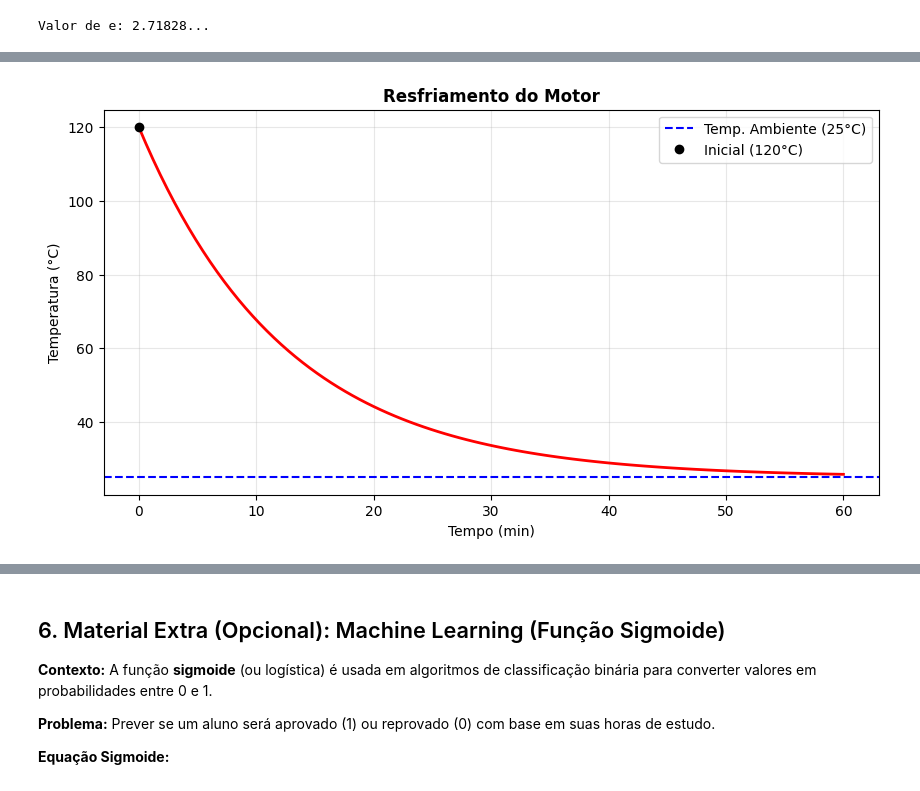
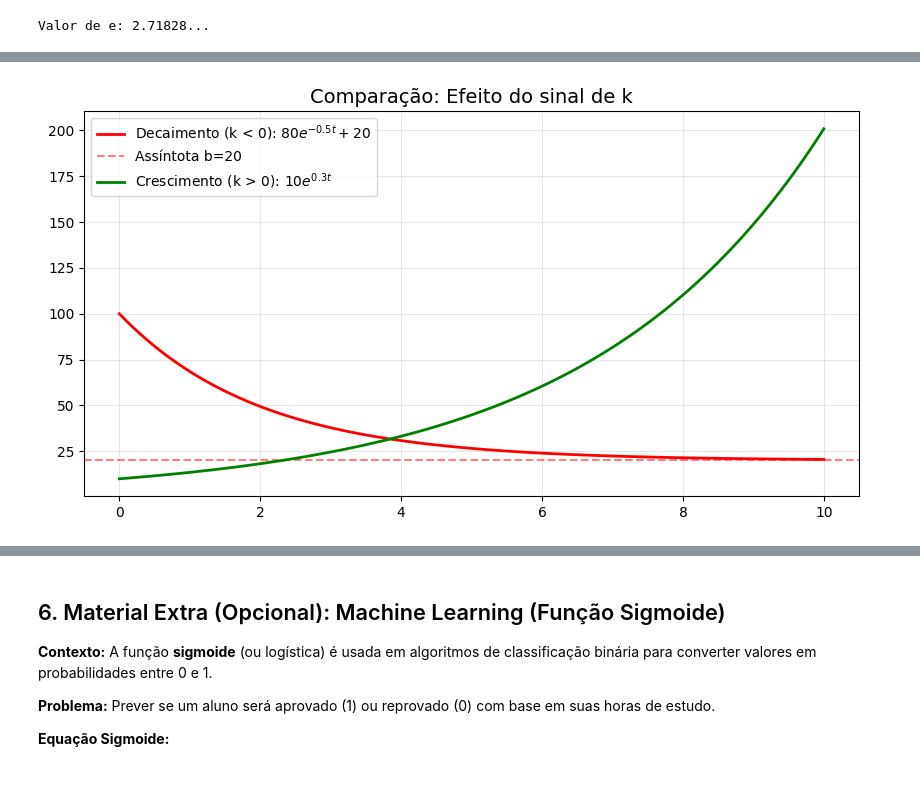
Before and after one commit to Ig-dolci/my_portuguese_classes, a Jupyter notebook: calculus/funcao_exponencial.ipynb, the cells around one changed output, grey strips where cells are left out. Saved outputs shown, nothing was run; the diff lists cells and outputs as text; code cells hidden in the pictures.

```diff
--- a/calculus/funcao_exponencial.ipynb
+++ b/calculus/funcao_exponencial.ipynb
@@ -181,18 +173,23 @@ $$T(t) = 25 + 95e^{-0.08t}$$
 # %%
-# Simulação do Resfriamento
-t_motor = np.linspace(0, 60, 100)
-T_motor = 25 + 95 * np.exp(-0.08 * t_motor)
+# Visualizando a Forma Geral: Crescimento vs Decaimento
+x = np.linspace(0, 10, 100)
 
 plt.figure(figsize=(10, 5))
-plt.plot(t_motor, T_motor, 'r-', linewidth=2)
-plt.axhline(y=25, color='b', linestyle='--', label='Temp. Ambiente (25°C)')
-plt.plot(0, 120, 'ko', label='Inicial (120°C)')
 
-plt.xlabel('Tempo (min)')
-plt.ylabel('Temperatura (°C)')
-plt.title('Resfriamento do Motor', fontweight='bold')
+# Decaimento (k < 0) - Ex: Resfriamento, Descarga de Capacitor
+# f(t) = 80 * e^(-0.5t) + 20
+y_decay = 80 * np.exp(-0.5 * x) + 20
+plt.plot(x, y_decay, 'r-', linewidth=2, label='Decaimento (k < 0): $80e^{-0.5t} + 20$')
+plt.axhline(y=20, color='r', linestyle='--', alpha=0.5, label='Assíntota b=20')
+
+# Crescimento (k > 0) - Ex: População, Juros Compostos
+# f(t) = 10 * e^(0.3t)
+y_growth = 10 * np.exp(0.3 * x)
+plt.plot(x, y_growth, 'g-', linewidth=2, label='Crescimento (k > 0): $10e^{0.3t}$')
+
+plt.title('Comparação: Efeito do sinal de k', fontsize=14)
 plt.legend()
 plt.grid(True, alpha=0.3)
 plt.show()
 # %% [output]
-[figure, old version]
+[figure, new version]
```
Also changed, not shown: parts of 6 cells of this notebook, 10 other files.
